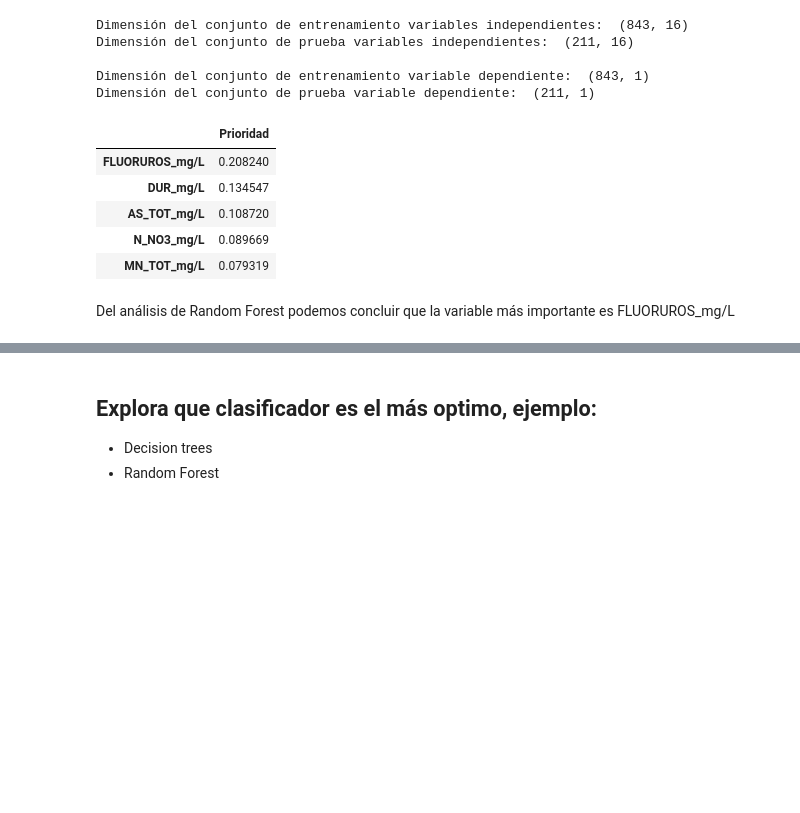
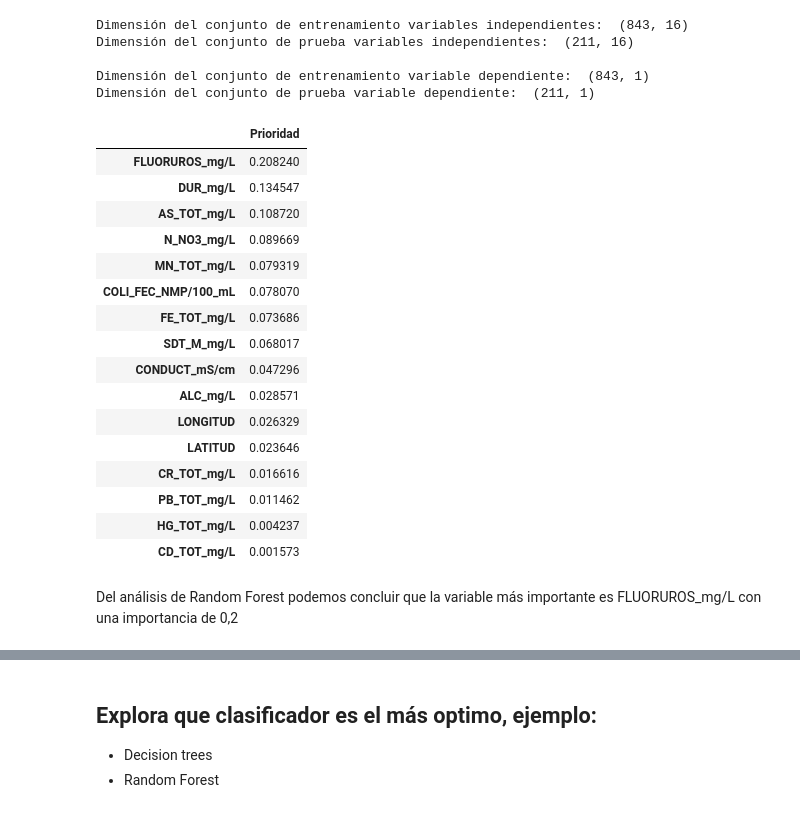
Before and after one commit to PosgradoMNA/actividades-del-proyecto-equipo-149, a Jupyter notebook: Entrega_2_Aguas_subterráneas_(equipo_149).ipynb, the cells around one changed output, grey strips where cells are left out. Drawn from its saved outputs; the diff is of its cells as text; code cells hidden in the pictures; blank space fills up the shorter version.

```diff
--- a/Entrega_2_Aguas_subterráneas_(equipo_149).ipynb
+++ b/Entrega_2_Aguas_subterráneas_(equipo_149).ipynb
@@ -293,15 +297,26 @@ Dimensión del conjunto de prueba variable dependiente:  (211, 1)
 # %%
 # Random Forest Classifier
 forest = RandomForestClassifier(n_estimators = 100, random_state = 0)
 forest.fit(Xtv, np.ravel(ytv))
 prioridad = pd.DataFrame(index = Xtv.columns, data = forest.feature_importances_, columns = ["Prioridad"])
-prioridad.sort_values(by = "Prioridad", ascending = False).head(5)
+prioridad.sort_values(by = "Prioridad", ascending = False)
 # %% [output]
 |  | Prioridad |
 | FLUORUROS_mg/L | 0.208240 |
 | DUR_mg/L | 0.134547 |
 | AS_TOT_mg/L | 0.108720 |
 | N_NO3_mg/L | 0.089669 |
 | MN_TOT_mg/L | 0.079319 |
+| COLI_FEC_NMP/100_mL | 0.078070 |
+| FE_TOT_mg/L | 0.073686 |
+| SDT_M_mg/L | 0.068017 |
+| CONDUCT_mS/cm | 0.047296 |
+| ALC_mg/L | 0.028571 |
+| LONGITUD | 0.026329 |
+| LATITUD | 0.023646 |
+| CR_TOT_mg/L | 0.016616 |
+| PB_TOT_mg/L | 0.011462 |
+| HG_TOT_mg/L | 0.004237 |
+| CD_TOT_mg/L | 0.001573 |
 # %% [markdown]
-Del análisis de Random Forest podemos concluir que la variable más importante es FLUORUROS_mg/L
+Del análisis de Random Forest podemos concluir que la variable más importante es FLUORUROS_mg/L con una importancia de 0,2
```
Also changed, not shown: parts of 4 cells of this notebook.
